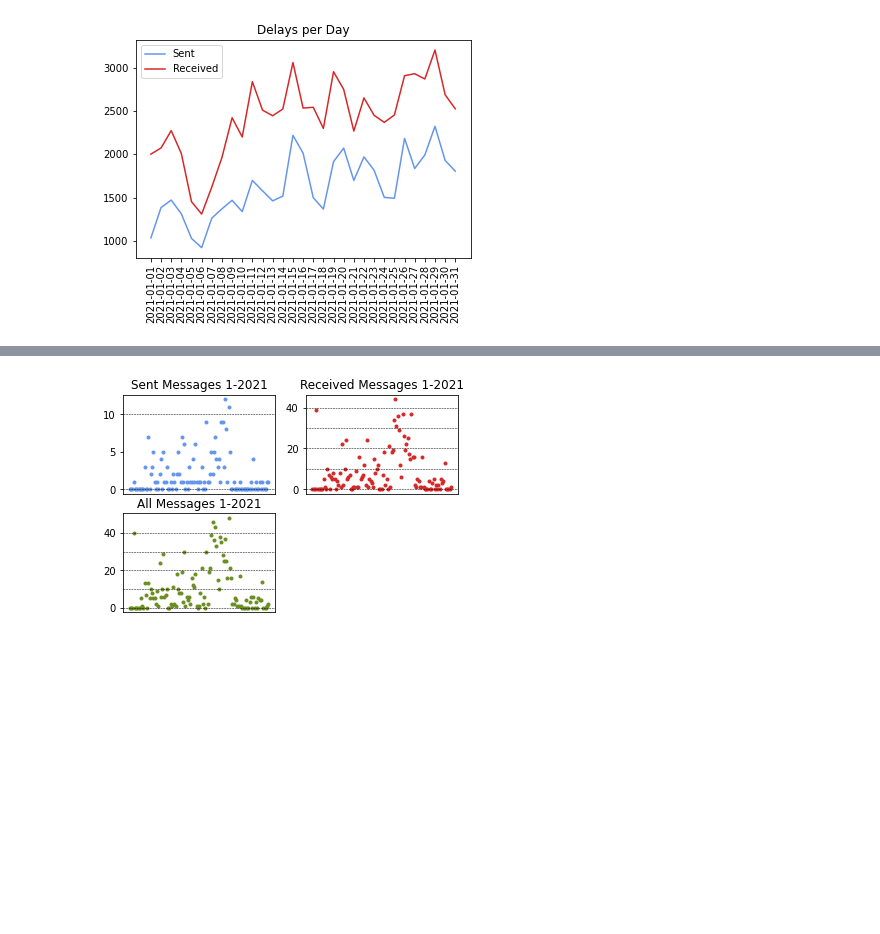
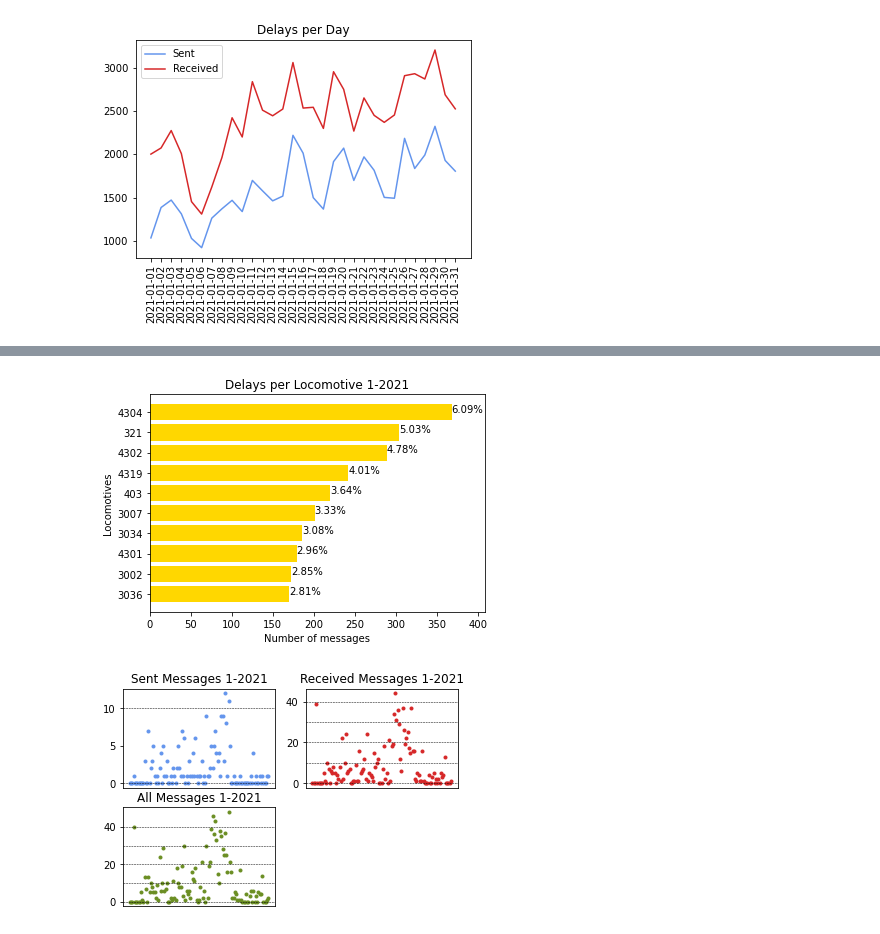
Before and after one commit to dacoster90/Communication-Analyzer, a Jupyter notebook: january_2021.ipynb, the cells around one changed output, grey strips where cells are left out. Cells and saved outputs as stored; diff of their text form; code cells hidden in the pictures; blank space fills up the shorter version.

```diff
--- a/january_2021.ipynb
+++ b/january_2021.ipynb
@@ -30,9 +30,15 @@ for i in range(0,len(df_sb['NAME']),1):
 # %%
 # Call function to get total number of sent messages, received messages and total messages (sent+received)
 (totalSentMessages, totalReceivedMessages, totalMessages) = count_messages(df_sent, df_received)
+# %%
+# Call function to get the number of sent, received and total messages for each locomotive
+(df_loco) = loco_count(df_loco, df_sent, df_received)
 # %%
 # Call function to return the average delivery of all sent and received messages
 (averageSentDelivery, averageReceivedDelivery, averageTotalDelivery) = average_delivery(df_sent,df_received, totalSentMessages, totalReceivedMessages)
+# %%
+# Call function to return the number of sent, received and total messages with delay per locomotive
+(df_loco) = loco_delay_count(df_loco, df_sent, df_received, a)
 # %%
 # Call function to create a density graph for sent and received messages
 dens_graph(df_sent, df_received, month, year)
@@ -56,6 +67,14 @@ ts_graph(ts_sent, ts_received, month, year)
 # Call function to get total number of sent messages and received messages
 (totalSentMessageDelay, totalReceivedMessageDelay, no_use_variable) = count_messages(df_sent, df_received)
 del no_use_variable # deleting the variable with no use - The function is also used in other parts of codes and returns 3 results. For this block only 2 are needed.
+# %%
+# Call function to get the % of delays per locomotive
+(df_loco) = perc_delay_loco(df_loco)
+# %%
+# Call function to display the top 10 locomotives with delay
+barplot_loco(df_loco, month, year)
+# %% [output]
+[figure, added]
 # %%
 # Call function to return the average delivery of all sent and received messages
 (averageSentDeliveryDelay, averageReceivedDeliveryDelay, averageDeliveryDelay) = average_delivery(df_sent,df_received, totalSentMessageDelay, totalReceivedMessageDelay)
```
Also changed, not shown: parts of 4 cells of this notebook, 1 other file.
